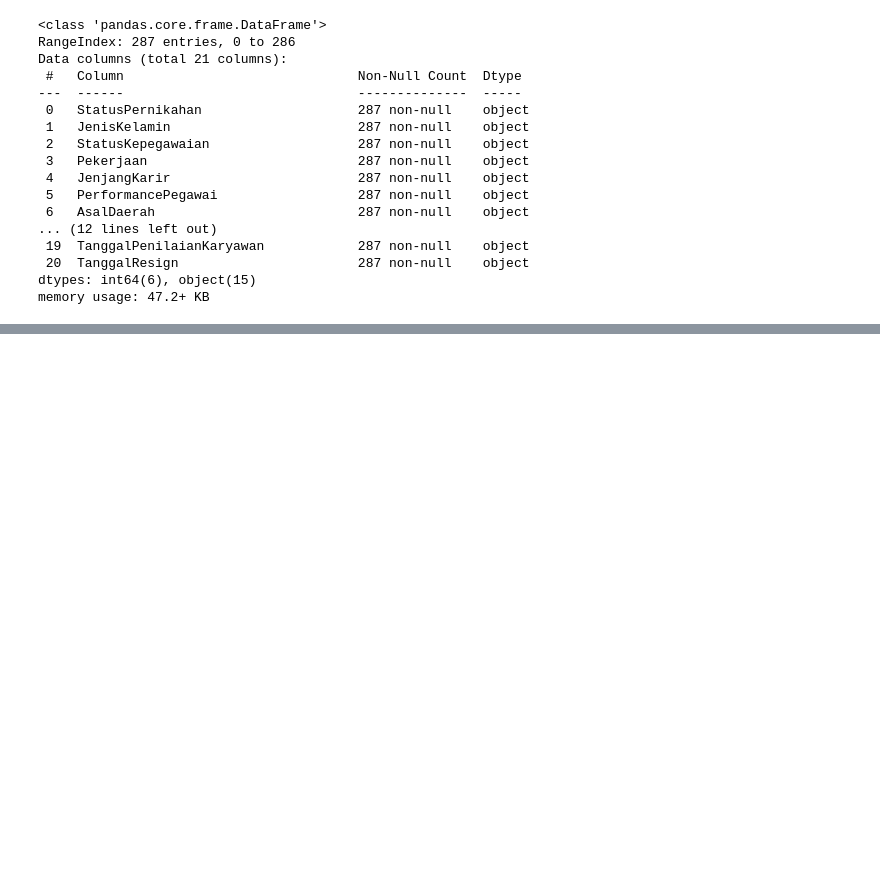
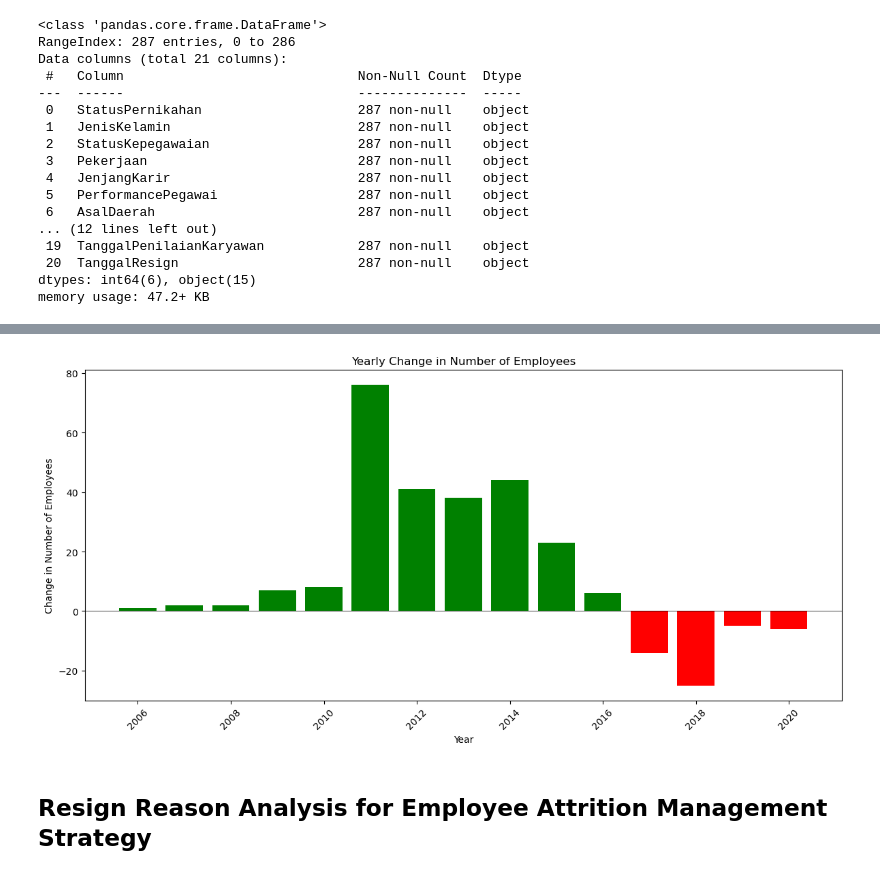
Before and after one commit to sailafs/Improving-Employee-Retention-by-Predicting-Employee-Attrition-Using-Machine-Learning, a Jupyter notebook: Project-3.ipynb, the cells around one changed output, grey strips where cells are left out. Drawn from its saved outputs; the diff is of its cells as text; code cells hidden in the pictures; blank space fills up the shorter version.

```diff
--- a/Project-3.ipynb
+++ b/Project-3.ipynb
@@ -244,0 +345,14 @@ memory usage: 47.2+ KB
+# %%
+plt.figure(figsize=(12, 6))
+plt.bar(df_hiringresign['Year'], df_hiringresign['YearlyChange'], color=['g' if x >= 0 else 'r' for x in df_hiringresign['YearlyChange']])
+plt.axhline(y=0, color='k', linestyle='-', linewidth=0.5)
+plt.title('Yearly Change in Number of Employees')
+plt.xlabel('Year')
+plt.ylabel('Change in Number of Employees')
+plt.xticks(rotation=45)
+plt.tight_layout()
+plt.show()
+# %% [output]
+[figure, added]
+# %% [markdown]
+## Resign Reason Analysis for Employee Attrition Management Strategy
```
Also changed, not shown: parts of 13 cells of this notebook, 3 other files.
